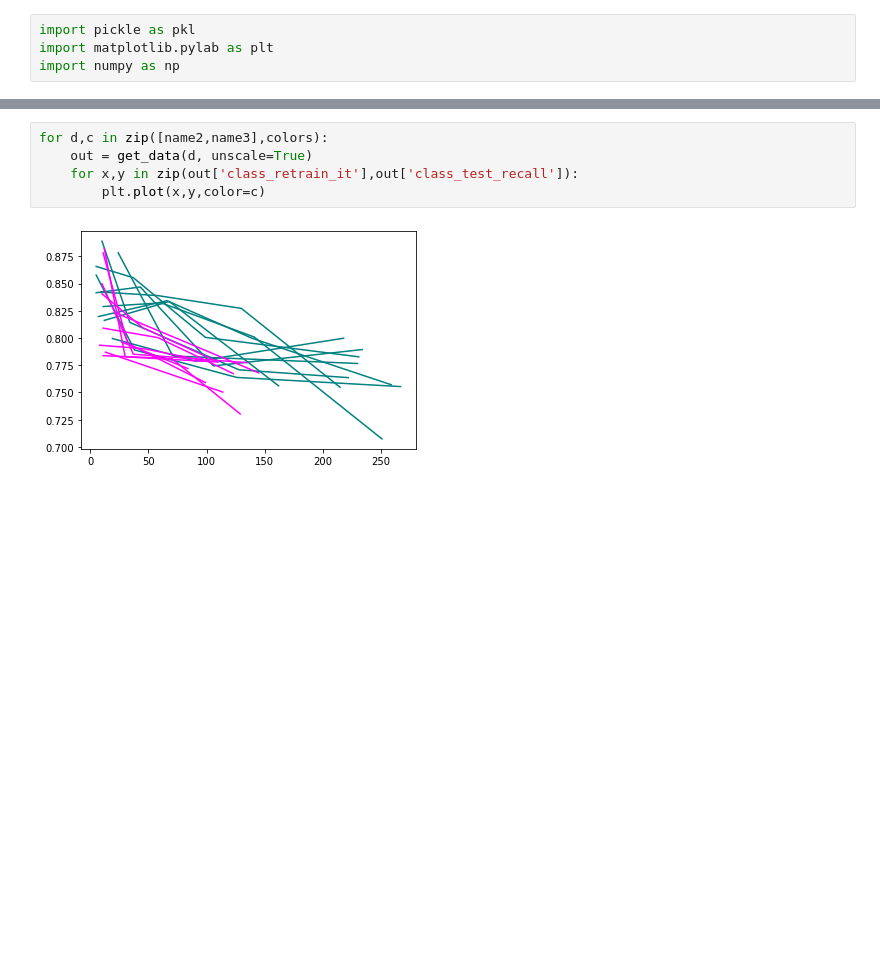
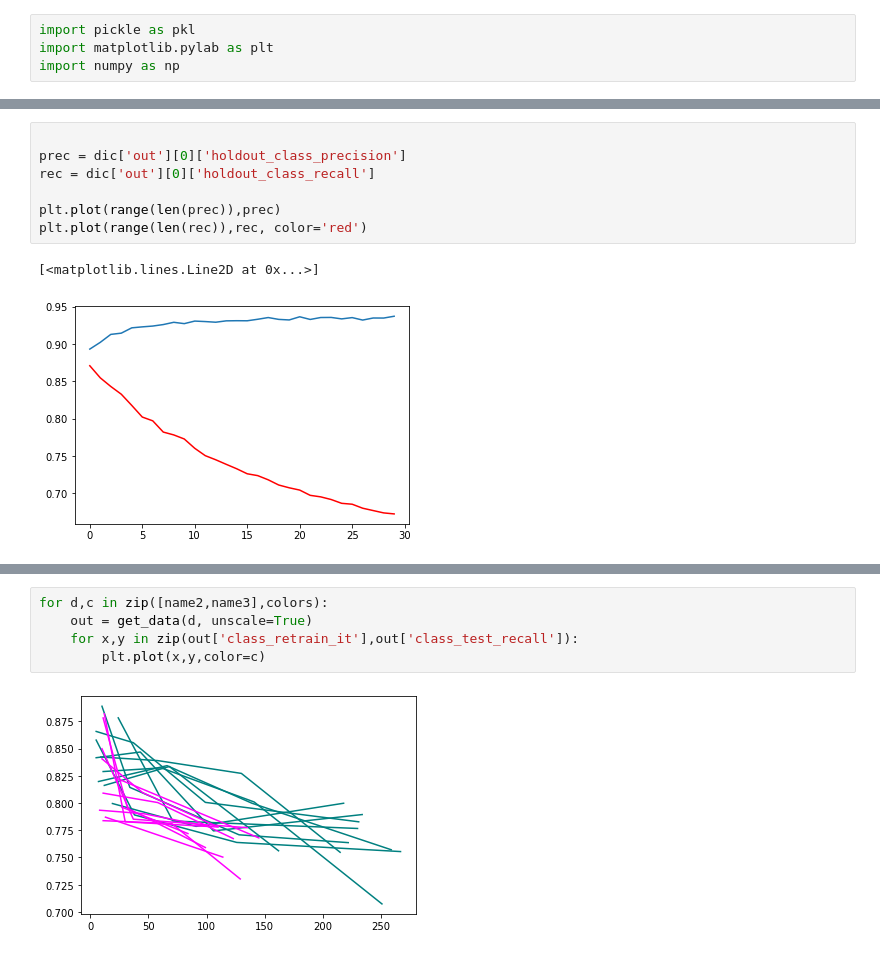
Before and after one commit to zcapjdb/UKAEAGroupProject, a Jupyter notebook: src/notebooks/pipeline_notebooks/outputs.ipynb, the cells around one changed output, grey strips where cells are left out. Saved outputs shown, nothing was run; the diff lists cells and outputs as text; blank space fills up the shorter version.

```diff
--- a/src/notebooks/pipeline_notebooks/outputs.ipynb
+++ b/src/notebooks/pipeline_notebooks/outputs.ipynb
@@ -139,3 +184,13 @@ Text(0, 0.5, 'MSE')
+# %%
+
+prec = dic['out'][0]['holdout_class_precision']
+rec = dic['out'][0]['holdout_class_recall']
+
+plt.plot(range(len(prec)),prec)
+plt.plot(range(len(rec)),rec, color='red')
+# %% [output]
+[<matplotlib.lines.Line2D at 0x...>]
+[figure, added]
 # %%
 f, ax = plt.subplots(1,1)
 f1, ax1 = plt.subplots(1,1)
```
Also changed, not shown: parts of 6 cells of this notebook.
